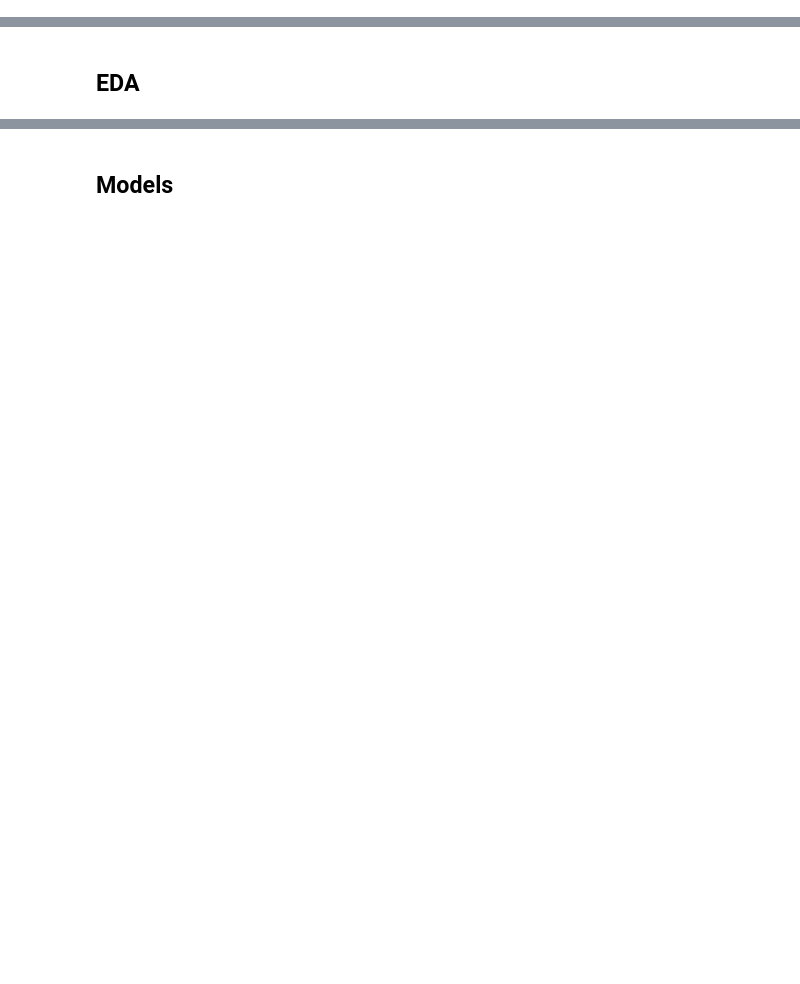
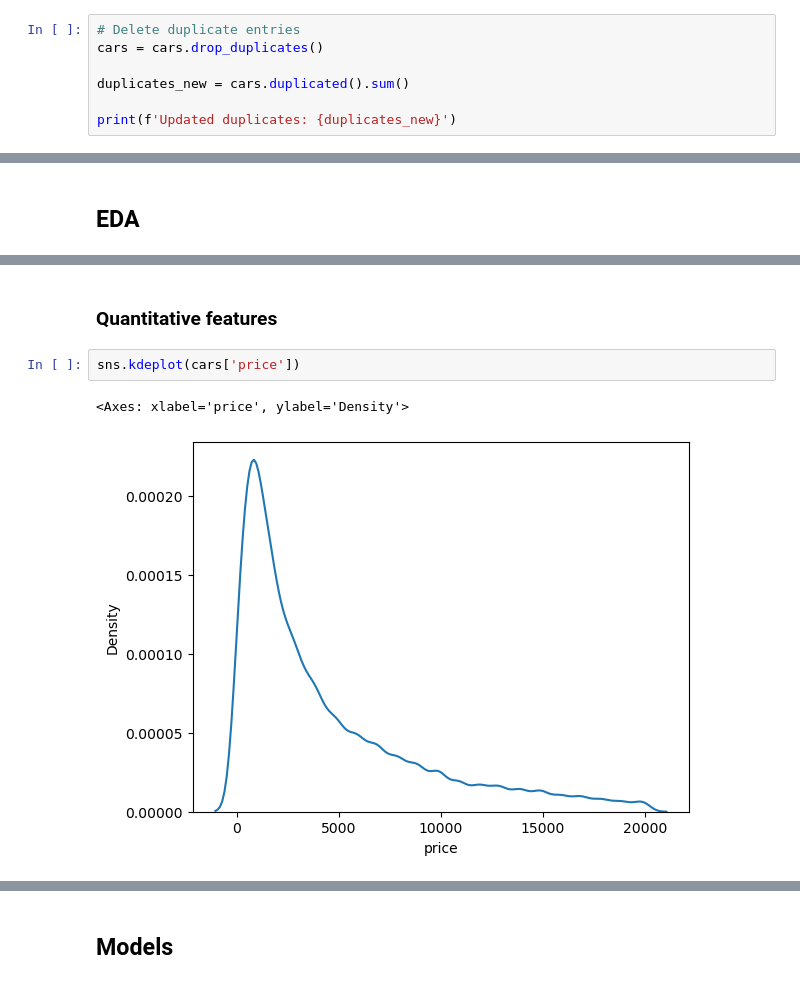
Before and after one commit to kellyshreeve/predicting-used-car-price, a Jupyter notebook: car_price_analysis.ipynb, the cells around one changed output, grey strips where cells are left out. Cells and saved outputs as stored; diff of their text form; blank space fills up the shorter version.

```diff
--- a/car_price_analysis.ipynb
+++ b/car_price_analysis.ipynb
@@ -65,0 +241,7 @@ There are 354369 rows and 16 columns in the dataset. Some columns have missing v
+# %%
+# Delete duplicate entries
+cars = cars.drop_duplicates()
+
+duplicates_new = cars.duplicated().sum()
+
+print(f'Updated duplicates: {duplicates_new}')
@@ -67,0 +630,7 @@ There are 354369 rows and 16 columns in the dataset. Some columns have missing v
+# %% [markdown]
+### Quantitative features
+# %%
+sns.kdeplot(cars['price'])
+# %% [output]
+<Axes: xlabel='price', ylabel='Density'>
+[figure, added]
```
Also changed, not shown: parts of 44 cells of this notebook.
